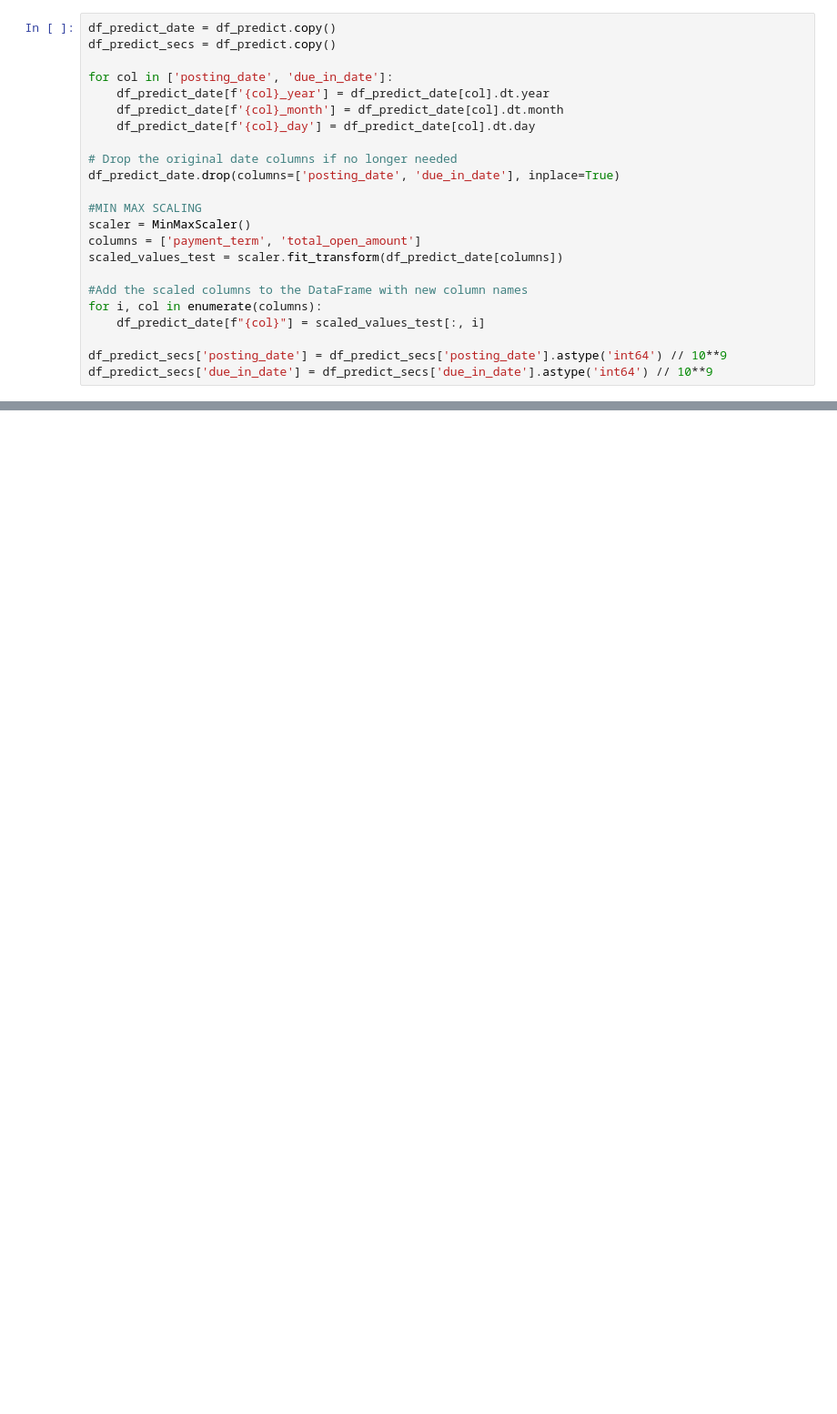
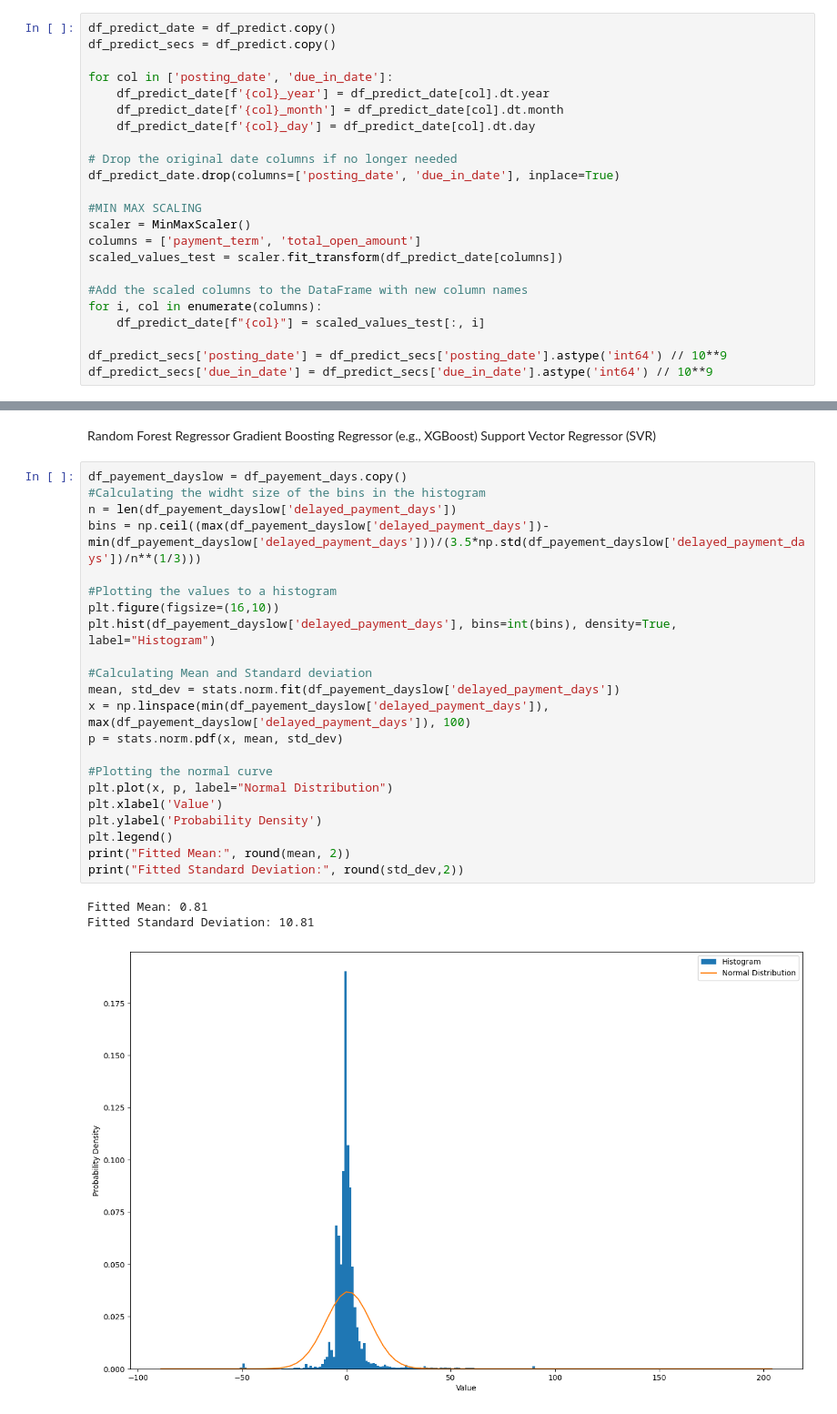
Before and after one commit to Remasproblemas/dv2599_project, a Jupyter notebook: main.ipynb, the cells around one changed output, grey strips where cells are left out. Shown at 91% size. Drawn from its saved outputs; the diff is of its cells as text; blank space fills up the shorter version.

```diff
--- a/main.ipynb
+++ b/main.ipynb
@@ -636,3 +683,33 @@ Index(['business_code', 'cust_number', 'total_open_amount',
        'posting_date_month', 'posting_date_day', 'due_in_date_year',
        'due_in_date_month', 'due_in_date_day'],
       dtype='object')
+# %% [markdown]
+Random Forest Regressor
+Gradient Boosting Regressor (e.g., XGBoost)
+Support Vector Regressor (SVR)
+# %%
+df_payement_dayslow = df_payement_days.copy()
+#Calculating the widht size of the bins in the histogram
+n = len(df_payement_dayslow['delayed_payment_days'])
+bins = np.ceil((max(df_payement_dayslow['delayed_payment_days'])-min(df_payement_dayslow['delayed_payment_days']))/(3.5*np.std(df_payement_dayslow['delayed_payment_days'])/n**(1/3)))
+
+#Plotting the values to a histogram
+plt.figure(figsize=(16,10))
+plt.hist(df_payement_dayslow['delayed_payment_days'], bins=int(bins), density=True, label="Histogram")
+
+#Calculating Mean and Standard deviation
+mean, std_dev = stats.norm.fit(df_payement_dayslow['delayed_payment_days'])
+x = np.linspace(min(df_payement_dayslow['delayed_payment_days']), max(df_payement_dayslow['delayed_payment_days']), 100)
+p = stats.norm.pdf(x, mean, std_dev)
+
+#Plotting the normal curve
+plt.plot(x, p, label="Normal Distribution")
+plt.xlabel('Value')
+plt.ylabel('Probability Density')
+plt.legend()
+print("Fitted Mean:", round(mean, 2))
+print("Fitted Standard Deviation:", round(std_dev,2))
+# %% [output]
+Fitted Mean: 0.81
+Fitted Standard Deviation: 10.81
+[figure, added]
```
Also changed, not shown: parts of 26 cells of this notebook.
